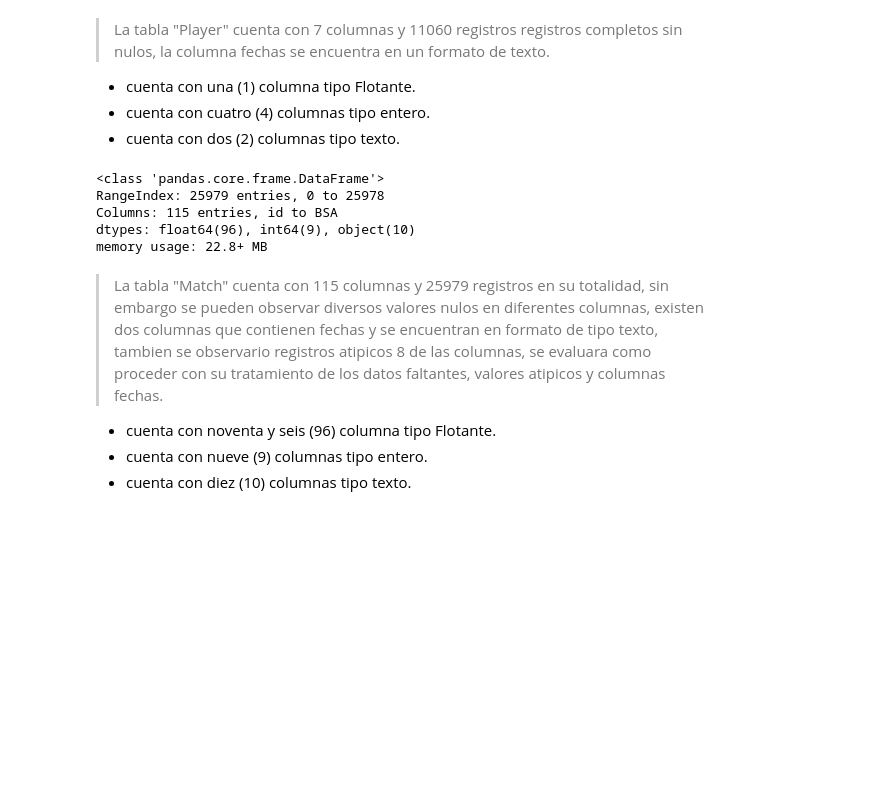
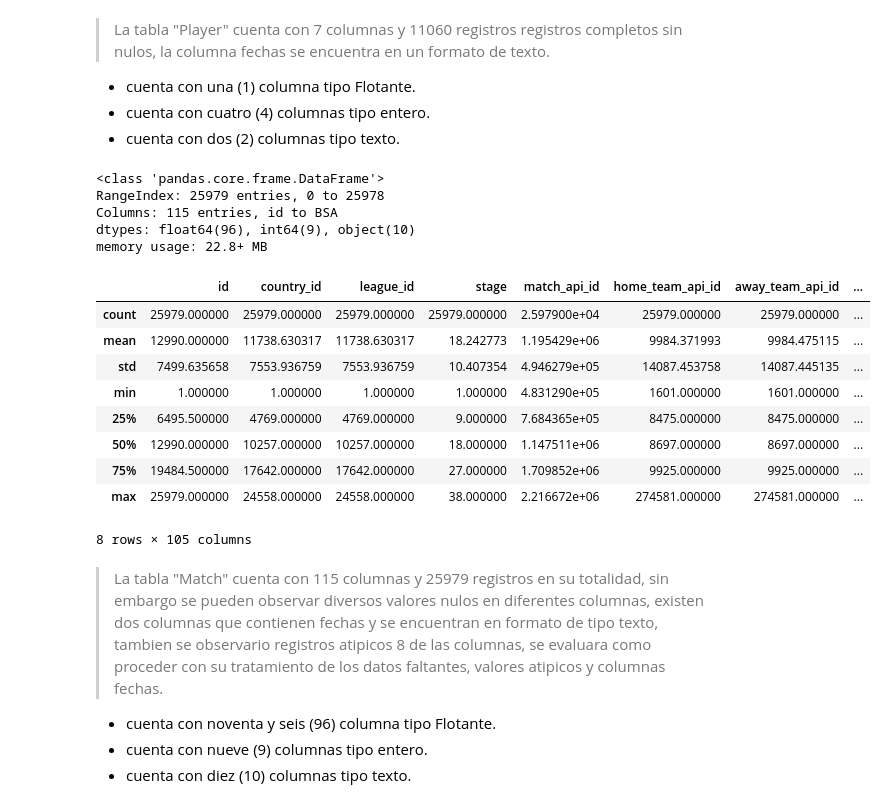
Before and after one commit to rammerbot/mi_casino_test, a Jupyter notebook: mi_casino_test.ipynb, the cells around one changed output. Saved outputs shown, nothing was run; the diff lists cells and outputs as text; code cells hidden in the pictures; blank space fills up the shorter version.

```diff
--- a/mi_casino_test.ipynb
+++ b/mi_casino_test.ipynb
@@ -126,14 +177,29 @@ memory usage: 605.0+ KB
 - cuenta con una (1) columna tipo Flotante.
 - cuenta con  cuatro (4) columnas tipo entero.
 - cuenta con dos (2) columnas tipo texto.
-# %%
-df['Match'].info()
-# %% [output]
-<class 'pandas.core.frame.DataFrame'>
-RangeIndex: 25979 entries, 0 to 25978
-Columns: 115 entries, id to BSA
-dtypes: float64(96), int64(9), object(10)
-memory usage: 22.8+ MB
+# %%
+# Mostrar informacion general sobre la tabla.
+df['Match'].info()
+# %% [output]
+<class 'pandas.core.frame.DataFrame'>
+RangeIndex: 25979 entries, 0 to 25978
+Columns: 115 entries, id to BSA
+dtypes: float64(96), int64(9), object(10)
+memory usage: 22.8+ MB
+# %%
+# Mostrar informacion de datos numericos sobre la tabla.
+df['Match'].describe()
+# %% [output]
+|  | id | country_id | league_id | stage | match_api_id | home_team_api_id | away_team_api_id | ... |
+| count | 25979.000000 | 25979.000000 | 25979.000000 | 25979.000000 | 2.597900e+04 | 25979.000000 | 25979.000000 | ... |
+| mean | 12990.000000 | 11738.630317 | 11738.630317 | 18.242773 | 1.195429e+06 | 9984.371993 | 9984.475115 | ... |
+| std | 7499.635658 | 7553.936759 | 7553.936759 | 10.407354 | 4.946279e+05 | 14087.453758 | 14087.445135 | ... |
+| min | 1.000000 | 1.000000 | 1.000000 | 1.000000 | 4.831290e+05 | 1601.000000 | 1601.000000 | ... |
+| 25% | 6495.500000 | 4769.000000 | 4769.000000 | 9.000000 | 7.684365e+05 | 8475.000000 | 8475.000000 | ... |
+| 50% | 12990.000000 | 10257.000000 | 10257.000000 | 18.000000 | 1.147511e+06 | 8697.000000 | 8697.000000 | ... |
+| 75% | 19484.500000 | 17642.000000 | 17642.000000 | 27.000000 | 1.709852e+06 | 9925.000000 | 9925.000000 | ... |
+| max | 25979.000000 | 24558.000000 | 24558.000000 | 38.000000 | 2.216672e+06 | 274581.000000 | 274581.000000 | ... |
+8 rows × 105 columns
 # %% [markdown]
 > La tabla "Match" cuenta con 115 columnas y 25979 registros en su totalidad, sin embargo se pueden observar diversos valores nulos en diferentes columnas, existen dos columnas que contienen fechas y se encuentran en formato de tipo texto, tambien se observario registros atipicos 8 de las columnas, se evaluara como proceder con su tratamiento de los datos faltantes, valores atipicos y columnas fechas.
 
```
Also changed, not shown: parts of 33 cells of this notebook.
